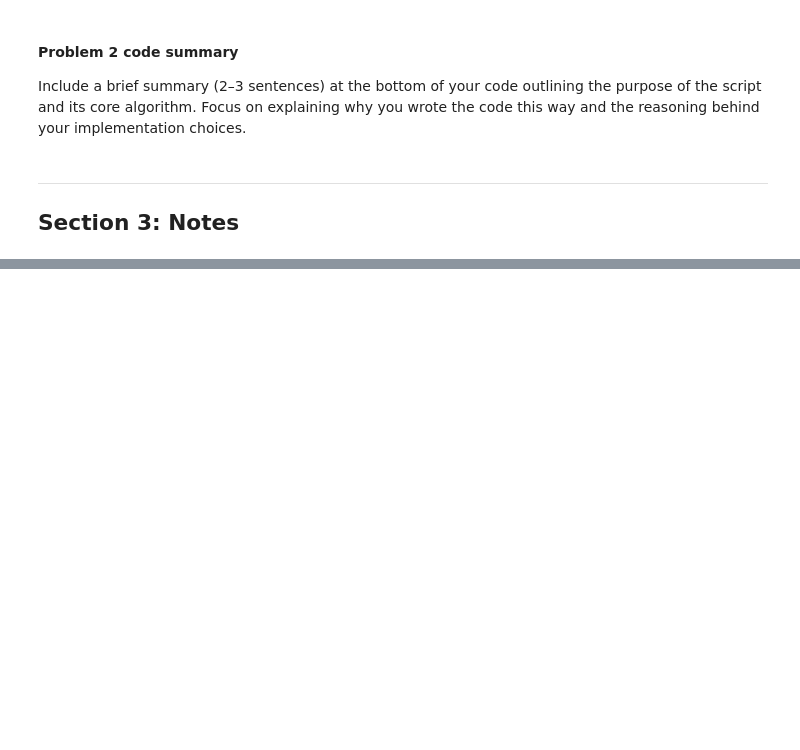
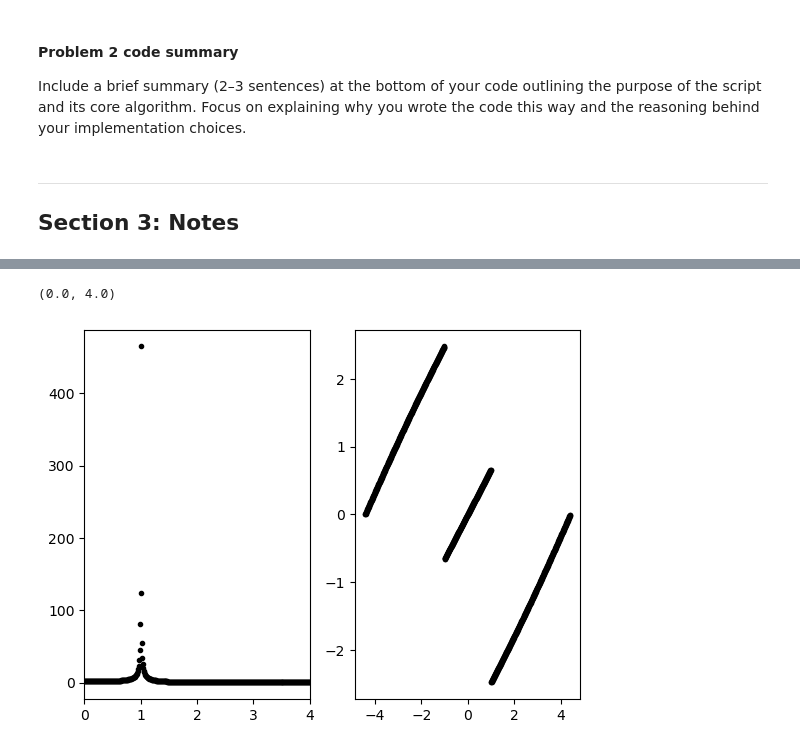
Before and after one commit to jrgrefal/ap155lab_ay26271, a Jupyter notebook: ap155_12Integration_surname.ipynb, the cells around one changed output, grey strips where cells are left out. Cells and saved outputs as stored; diff of their text form; code cells hidden in the pictures; blank space fills up the shorter version.

```diff
--- a/ap155_12Integration_surname.ipynb
+++ b/ap155_12Integration_surname.ipynb
@@ -662,0 +186,30 @@ total_area
+# %%
+import numpy as np
+import matplotlib.pyplot as plt
+
+N = 1000
+x = np.linspace(0, 18*2*np.pi, N)
+deltaT = x[1] - x[0]
+
+f = 1
+y = np.cos(2*np.pi*f*x)
+
+freqs = np.fft.fftfreq(N, deltaT)
+Yk = np.fft.fft(y)
+
+# # Q: Why do fftshift?
+# Yk = np.fft.fftshift(Yk)
+
+Yk_mag = np.abs(Yk)
+Yk_phase = np.angle(Yk)
+# Q: Why unwrap?
+Yk_phase = np.unwrap(Yk_phase)
+
+fig, ax = plt.subplots(1,2)
+
+ax[0].plot(freqs, Yk_mag, "k.")
+ax[1].plot(freqs, Yk_phase, "k.")
+ax[0].set_xlim(0, 4)
+# %% [output]
+(0.0, 4.0)
+[figure, added]
```
Also changed, not shown: parts of 63 cells of this notebook.
